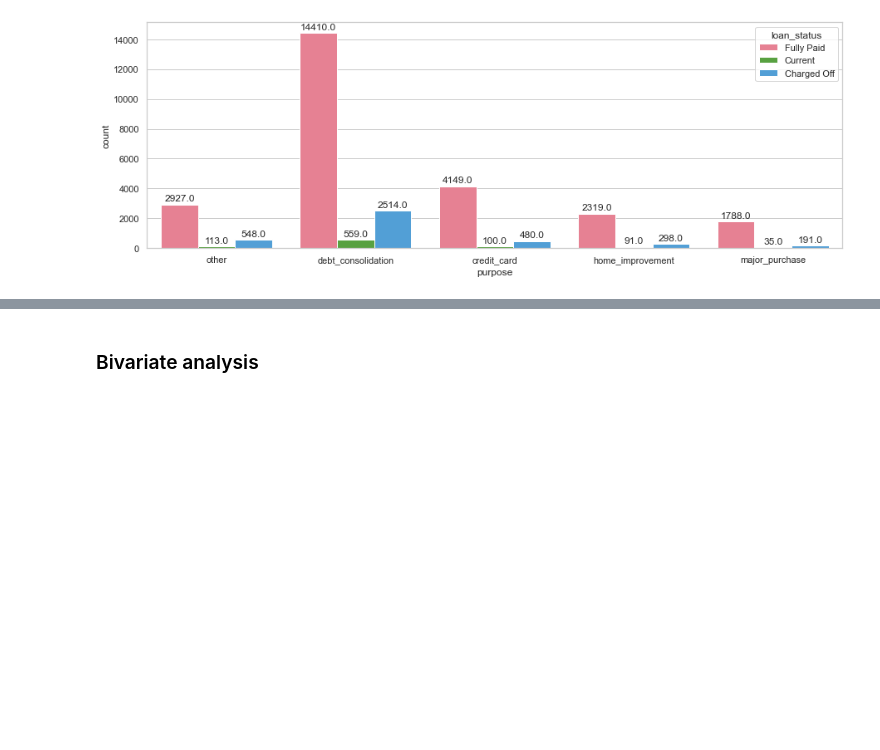
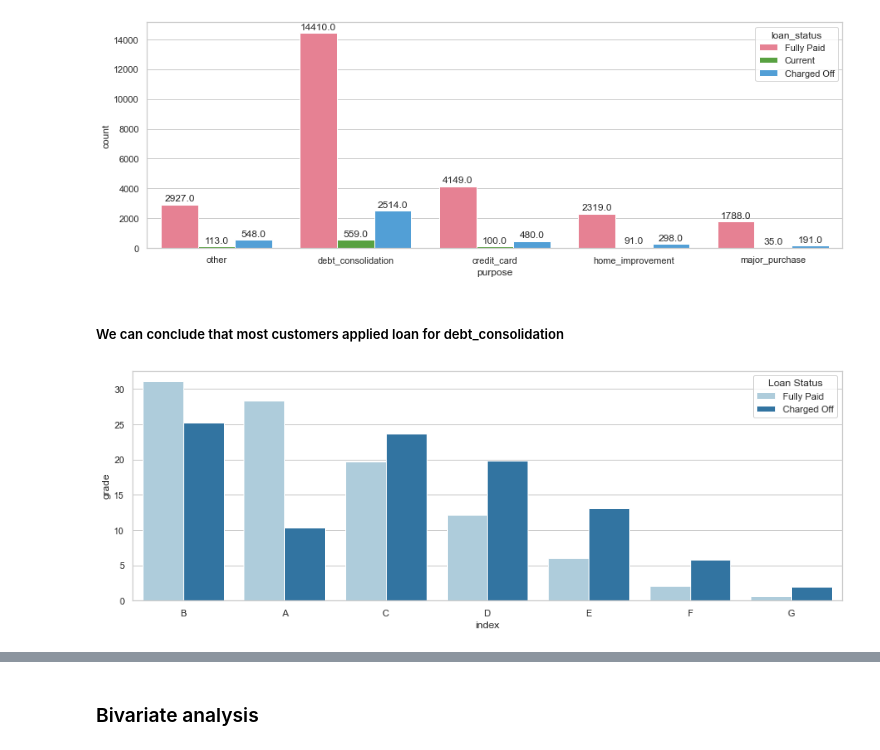
Before and after one commit to Utkarsh4610/LendingClub, a Jupyter notebook: LendingClubCaseStudy.ipynb, the cells around one changed output, grey strips where cells are left out. Saved outputs shown, nothing was run; the diff lists cells and outputs as text; code cells hidden in the pictures; blank space fills up the shorter version.

```diff
--- a/LendingClubCaseStudy.ipynb
+++ b/LendingClubCaseStudy.ipynb
@@ -580,3 +580,44 @@ annotate_bar(ax)
 plt.show()
 # %% [output]
 [figure]
+# %% [markdown]
+##### We can conclude that most customers applied loan for debt_consolidation
+# %%
+#create separate data frames for charged off and fully paid loans
+charged_off = loan_master[loan_master['loan_status']=='Charged Off']
+fully_paid = loan_master[loan_master['loan_status']=='Fully Paid']
+# %%
+#function to create a dataframe having percentage of values for a column on charge off vs fully paid loans
+#returned data frame will be used for plotting
+def segmented_perc_frame(dataframe1,dataframe2,col_name,cutoff10=False):
+    d1 = dataframe1[col_name].value_counts(normalize=True)*100
+    d1 = d1.reset_index()
+    d1[col_to_analyze] = round(d1[col_name],2)
+    d1['Loan Status']='Charged Off'
+
+    d2 = dataframe2[col_name].value_counts(normalize=True)*100
+    d2 = d2.reset_index()
+    d2[col_to_analyze] = round(d2[col_name],2)
+    d2['Loan Status']='Fully Paid'
+
+    if cutoff10:
+        d1 = d1.head(10)
+        d2 = d2.head(10)
+
+    d = d2.append(d1)
+
+    return d
+
+#function to plot above dataframe
+def comparison_plot(dataframe1,dataframe2,col_name, cutoff10=False):
+    seg_data = segmented_perc_frame(dataframe1,dataframe2,col_name, cutoff10)
+    plt.figure(figsize=(15,5))
+    ax1 = sns.barplot(x='index', y=col_name, data=seg_data,palette='Paired',ci=False,hue='Loan Status')
+    plt.show()
+# %%
+#Segmented Analysis
+col_name ='grade'
+comparison_plot(charged_off, fully_paid, col_name)
+#This shows that if Grade is lower than C, there are high chances of defaulting
+# %% [output]
+[figure, added]
```
Also changed, not shown: parts of 14 cells of this notebook.
